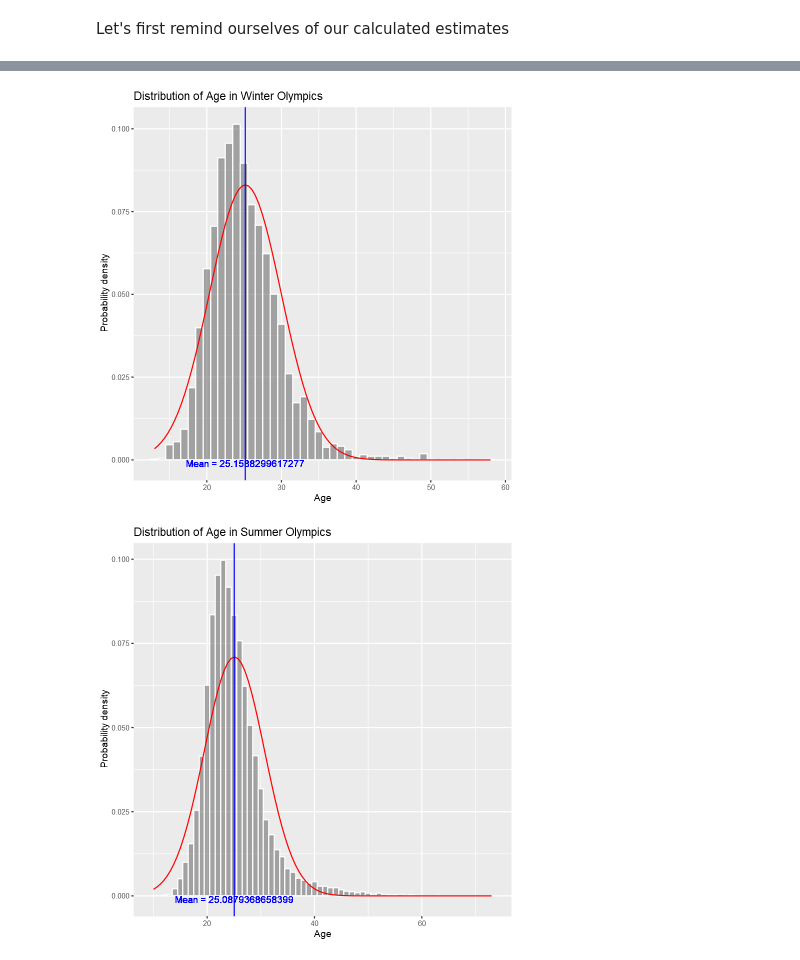
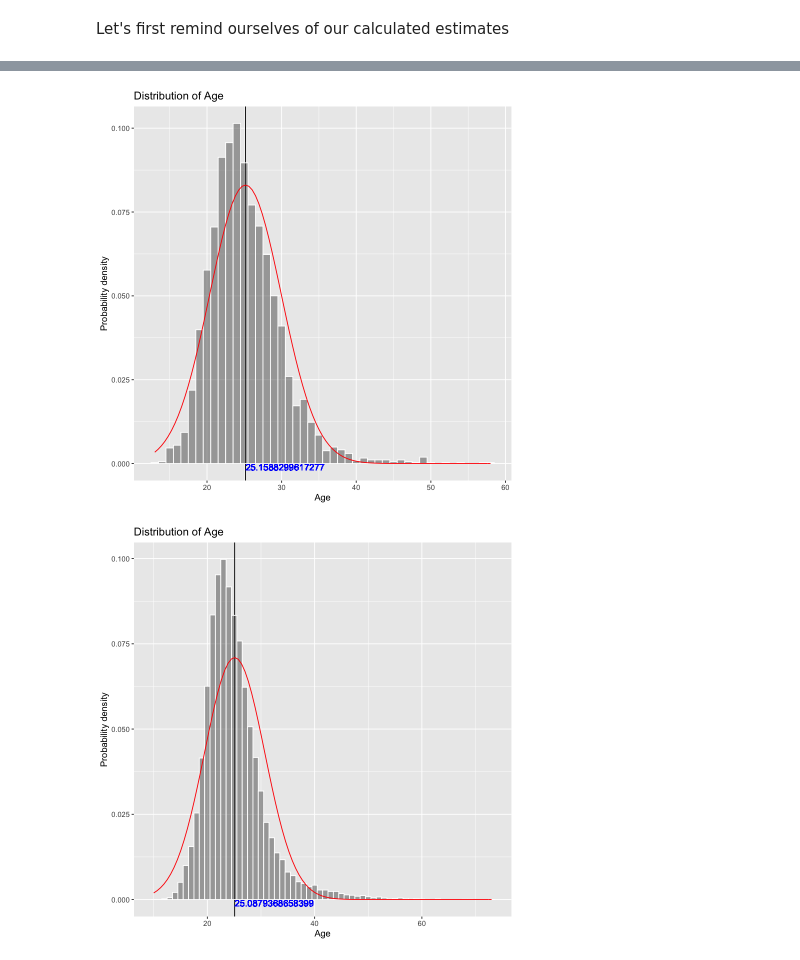
Before and after one commit to KevinSaigon/stat-201-project, a Jupyter notebook: project-proposal.ipynb, the cells around one changed output, grey strips where cells are left out. Drawn from its saved outputs; the diff is of its cells as text; code cells hidden in the pictures.

Commit message:
refactored codes for plotting histograms into one big function for future reusability.  Redraw plots for bootstrap samples

```diff
--- a/project-proposal.ipynb
+++ b/project-proposal.ipynb
@@ -226,31 +207,47 @@ summer_resampled_means  %>%
-# %%
-# histograms layered with Gaussian distribution curve, the height of each bar rerpresent the count.
-# since it is layered with the bell curve, the count also represent the repsective probability.
-
-
-winter_df %>%
-        ggplot(aes(x=Age)) +
-        geom_histogram(aes(y=..density..),binwidth=1, color="white", alpha=0.5) +
-        stat_function(fun=dnorm, color="red", args=list(mean=mean(winter_df$Age),
-                                                        sd=sd(winter_df$Age))) +
-        geom_vline(xintercept = mean(winter_df$Age), color="blue") +
-        geom_text(aes(x = mean(winter_df$Age),
-                      y=-0.001,
-                      label=paste0("Mean = ", mean(winter_df$Age))),
-                  color="blue") +
-        labs(x="Age", y="Probability density", title="Distribution of Age in Winter Olympics")
-
-summer_df %>%
-        ggplot(aes(x=Age)) +
-        geom_histogram(aes(y=..density..),binwidth=1, color="white", alpha=0.5) +
-        stat_function(fun=dnorm, color="red", args=list(mean=mean(summer_df$Age),
-                                                        sd=sd(summer_df$Age))) +
-        geom_vline(xintercept = mean(summer_df$Age), color="blue") +
-        geom_text(aes(x = mean(summer_df$Age),
-                      y=-0.001,
-                      label=paste0("Mean = ", mean(summer_df$Age))),
-                  color="blue") +
-        labs(x="Age", y="Probability density", title="Distribution of Age in Summer Olympics")
-# %% [output]
-[figure, removed]
-[figure, removed]
+# %%
+# function to plot histogram with a vertical line indicating the mean,
+# with or without the Gaussian curve
+# @params:
+#     df: a dataframe
+#     col: column name (string)
+#     bin_width: int
+#     is_bellcurve: whether you want the bell curve option or not (bool),
+#                   default is FALSE
+# @return: a plot object so that you can customize the title and axis with labs()
+
+plot_histogram <- function(df, col, bin_width, is_bellcurve) {
+    plot <- df %>%
+        ggplot(aes(x=pull(df, col))) +
+        geom_vline(xintercept = mean(pull(df, col), color="blue")) +
+        geom_text(aes(x = mean(pull(df, col)),
+                      y=0,
+                      label=mean(pull(df, col)),
+                      hjust=0,
+                      vjust=1),
+                  color="blue") +
+        xlab(col)
+
+    if (missing(is_bellcurve) || (is_bellcurve == FALSE)) {
+        plot <- plot +
+        geom_histogram(binwidth=bin_width, color="white", alpha=0.5) +
+        ylab("Count") +
+        ggtitle(paste0("Distribution of ", col))
+    } else {
+        plot <- plot +
+        geom_histogram(aes(y=..density..), binwidth=bin_width, color="white", alpha=0.5) +
+        stat_function(fun=dnorm, color="red", args=list(mean=mean(pull(df, col)),
+                                                        sd=sd(pull(df, col)))) +
+        ylab("Probability density") +
+        ggtitle(paste0("Distribution of ", col))
+    }
+
+    return (plot)
+}
+# %%
+plot_histogram(winter_df, "Age", 1, TRUE)
+# %% [output]
+[figure, added]
+# %%
+plot_histogram(summer_df, "Age", 1, TRUE)
+# %% [output]
+[figure, added]
```
Also changed, not shown: parts of 11 cells of this notebook.
